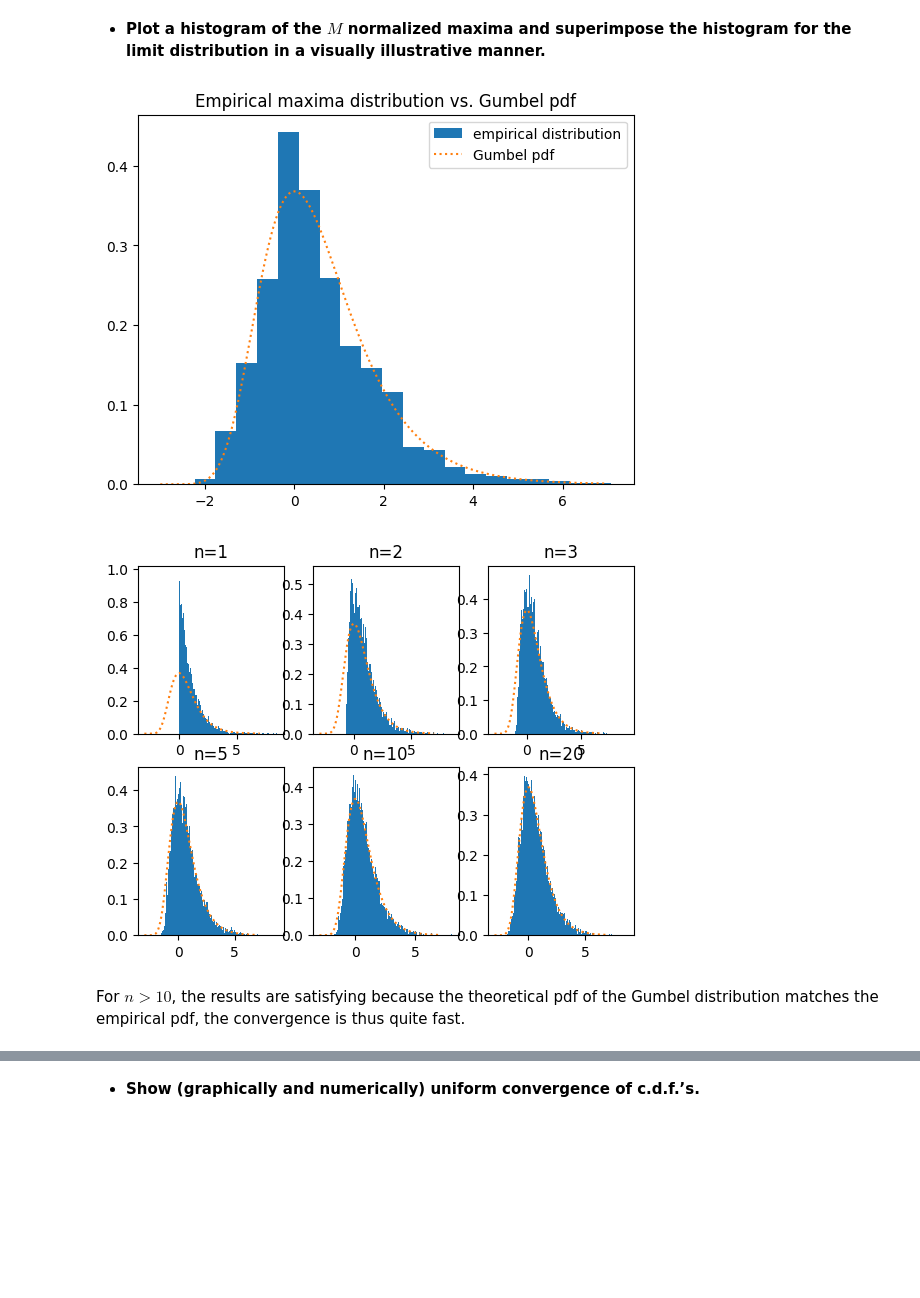
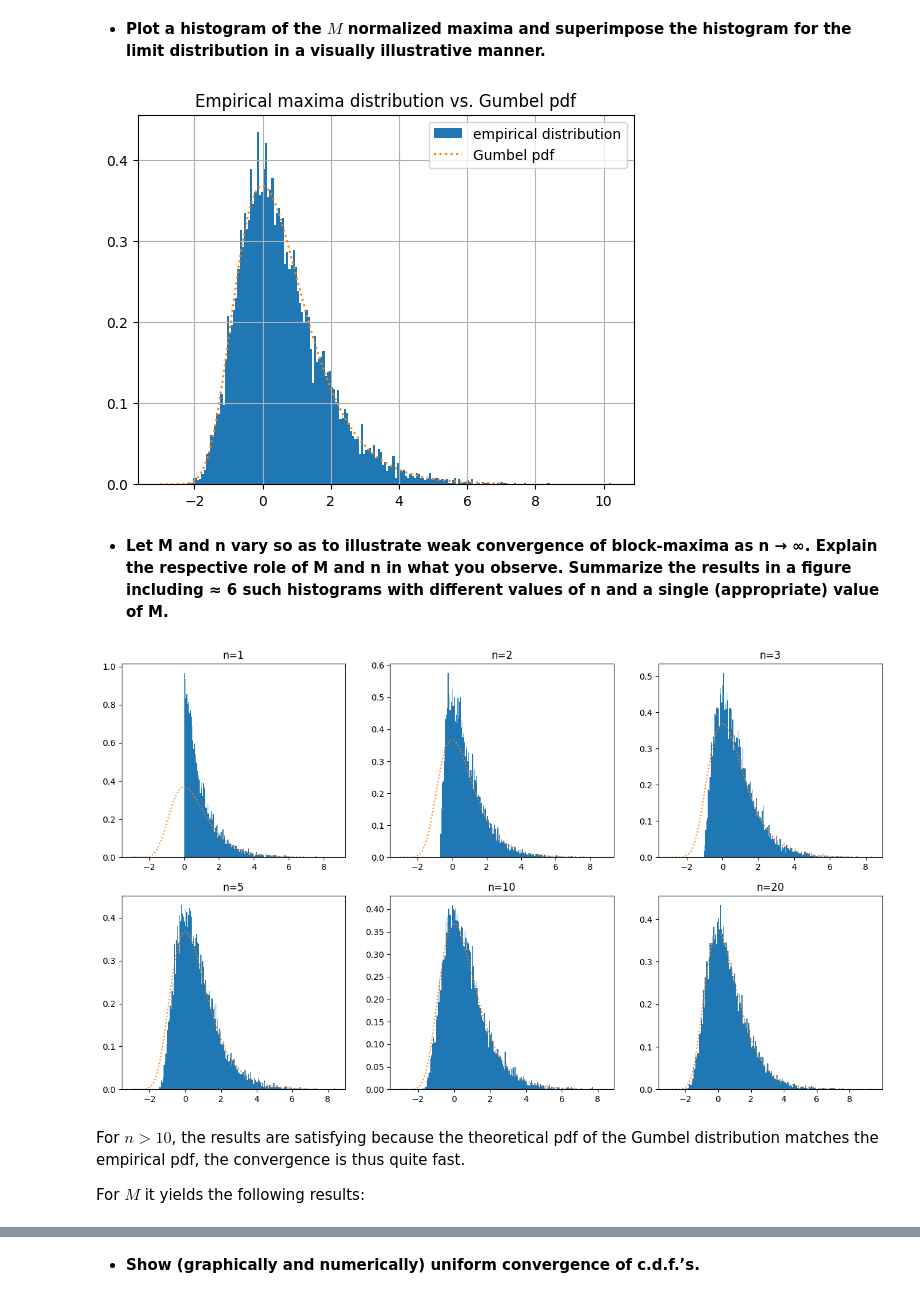
Before and after one commit to kerrianlc/EVT, a Jupyter notebook: homework1.ipynb, the cells around one changed output, grey strips where cells are left out. Drawn from its saved outputs; the diff is of its cells as text; code cells hidden in the pictures; blank space fills up the shorter version.

```diff
--- a/homework1.ipynb
+++ b/homework1.ipynb
@@ -15,12 +15,11 @@ The exponential cdf $F_\lambda(x) = 1 - e^{-\lambda x}$ with $\lambda>0$ is in t
 import numpy as np
 import matplotlib.pyplot as plt
 
-M, n = 1000, 10000
+M, n = 10000, 10000
 
 np.random.seed(42)
+# Generate M*n samples of an exponential law
 exp_rand = np.random.exponential(scale=1.0, size=(M, n))
-block_maxima = exp_rand.max(axis=1)
+block_maxima_exp = exp_rand.max(axis=1)
 # %% [markdown]
 In order to normalize the block minima we have to use the aforementionned $(a_n)_{n\in\mathbb{N}}$ and $(b_n)_{n\in\mathbb{N}}$ sequences, indeed the normalized maxima are given by $x = \frac{y - b_n}{a_n}$. Furthermore, because the exponential distribution factor $\lambda$ is mitigated by the EVD, we have chosen $\lambda=1$.
-# %%
-block_maxima_normalized = (block_maxima - np.log(n))
@@ -28,7 +36,8 @@ block_maxima_normalized = (block_maxima - np.log(n))
 - **Plot a histogram of the $M$ normalized maxima and superimpose the histogram for the limit distribution in a visually illustrative manner.**
 # %%
 _, ax = plt.subplots()
-ax.hist(block_maxima_normalized, bins=20, density=True, label="empirical distribution")
+
+ax.hist(block_maxima_normalized_exp, bins=200, density=True, label="empirical distribution")
 ax.plot(
     np.arange(-3, 7, 0.01),
     np.exp(-np.exp(-np.arange(-3, 7, 0.01))) * np.exp(-np.arange(-3, 7, 0.01)),
@@ -37,29 +46,39 @@ ax.plot(
 )
 plt.legend()
 plt.title("Empirical maxima distribution vs. Gumbel pdf")
+plt.grid()
 plt.show()
 # %% [output]
-[figure, old version]
+[figure, new version]
+# %% [markdown]
+- **Let M and n vary so as to illustrate weak convergence of block-maxima as n → ∞.
+Explain the respective role of M and n in what you observe. Summarize the results
+in a figure including ≈ 6 such histograms with different values of n and a single
+(appropriate) value of M.**
 # %%
 n_values = [1, 2, 3, 5, 10, 20]
 
-_, axs = plt.subplots(2, 3)
+_, axs = plt.subplots(2, 3, figsize=(16,9))
+# We avoid regenerating the same values several times, we just generate it one time and see as
+# we include more values, whether the estimation fits better the theoretical pdf
 exp_rand_t = np.random.exponential(scale=1.0, size=(10000, n_values[-1]))
 for i, ni in enumerate(n_values):
     exp_rand = exp_rand_t[:, :ni]
     block_maxima = exp_rand.max(axis=1)
     block_maxima_normalized = (block_maxima - np.log(ni))
     axs[i//3, i%3].hist(block_maxima_normalized, bins=200, density=True, label="empirical distribution")
     axs[i//3, i%3].plot(
         np.arange(-3, 7, 0.01),
         np.exp(-np.exp(-np.arange(-3, 7, 0.01))) * np.exp(-np.arange(-3, 7, 0.01)),
         linestyle=":",
         label="Gumbel pdf",
     )
     axs[i//3, i%3].set_title(f"n={ni}")
 plt.show()
 # %% [output]
-[figure, old version]
+[figure, new version]
 # %% [markdown]
 For $n>10$, the results are satisfying because the theoretical pdf of the Gumbel distribution matches the empirical pdf, the convergence is thus quite fast.
+
+For $M$ it yields the following results:
 # %%
```
Also changed, not shown: parts of 13 cells of this notebook.
